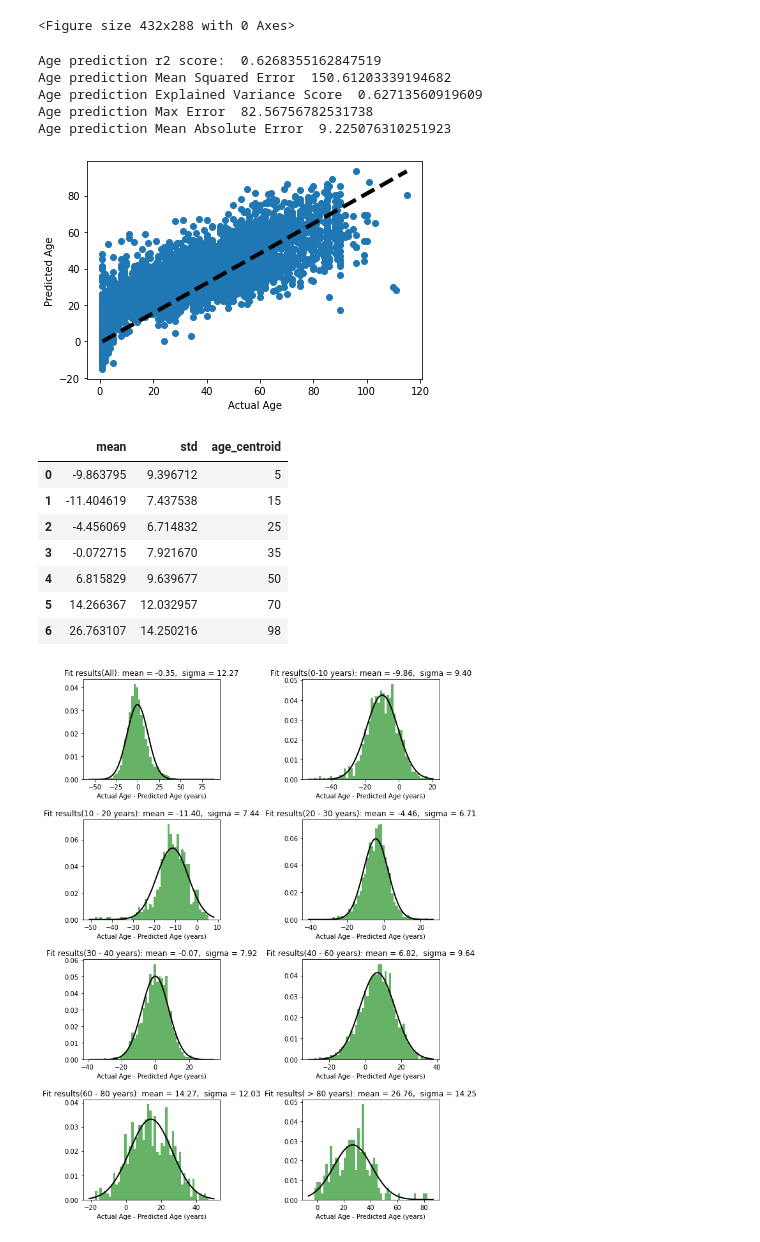
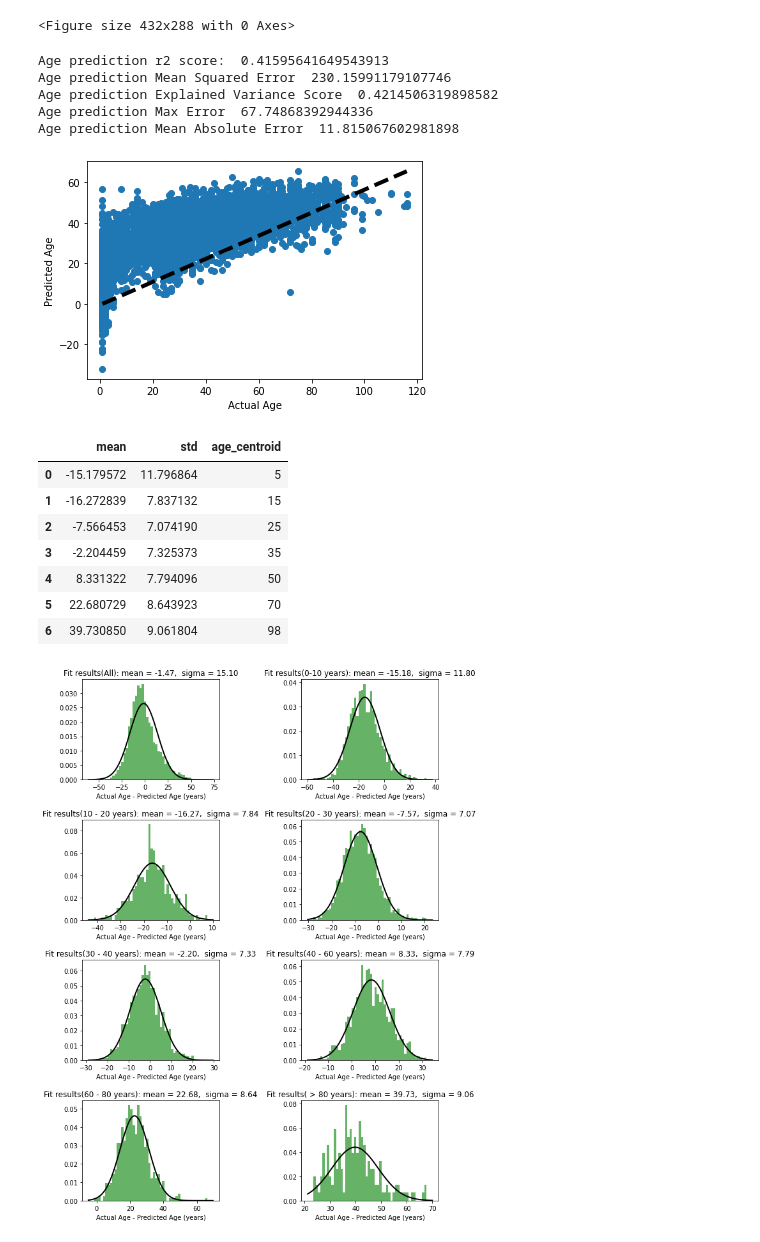
Before and after one commit to dmf49/cs5590FinalProject, a Jupyter notebook: CS_project_dmf49.ipynb, the cells around one changed output. Saved outputs shown, nothing was run; the diff lists cells and outputs as text; code cells hidden in the pictures.

```diff
--- a/CS_project_dmf49.ipynb
+++ b/CS_project_dmf49.ipynb
@@ -402,8 +405,8 @@ init_lr = 0.0001
 epochs = 100
 
 
-#opt = Adam(lr=init_lr, decay=init_lr / epochs)
-opt = tf.keras.optimizers.SGD(learning_rate=0.005)
+opt = Adam(lr=init_lr, decay=init_lr / epochs)
+#opt = tf.keras.optimizers.SGD(learning_rate=0.005)
 #GradientDescentOptimizer = tensorflow.keras.optimizers.
 #opt = GradientDescentOptimizer(learning_rate=0.00005)
 
@@ -1155,22 +1156,22 @@ def compute_epsilon(steps, batch_size, noise_multiplier):
 # %%
 model_35 = MultiOutputModel().assemble_full_model(IM_WIDTH, IM_HEIGHT, num_races=len(dataset_dict['race_alias']))
 
-init_lr = 0.0001
-epochs = 100
 
 
-AdamOpt_35 = tf.compat.v1.train.AdamOptimizer
-DPGradientDescentGaussianOptimizer_NEW = make_gaussian_optimizer_class(AdamOpt_35)
+GD_35 = tf.compat.v1.train.GradientDescentOptimizer
+#GD_35 = tf.keras.optimizers.SGD(learning_rate=0.005)
+
+DPGradientDescentGaussianOptimizer_NEW = make_gaussian_optimizer_class(GD_35)
 
 
 
 
 
 optimizer = DPGradientDescentGaussianOptimizer_NEW(
-        l2_norm_clip=1.0,
-        noise_multiplier=3.5,
+        l2_norm_clip=1.5,
+        noise_multiplier=7,
         num_microbatches=None,
-        learning_rate=0.00005)
+        learning_rate=0.00001)
 
 
 loss_age = tf.keras.losses.MeanSquaredError(reduction=tf.keras.losses.Reduction.NONE)
@@ -1360,12 +1384,12 @@ ax.set_xlabel('Actual Age')
 ax.set_ylabel('Predicted Age')
 plt.show()
 # %% [output]
-Age prediction r2 score:  0.6268355162847519
-Age prediction Mean Squared Error  150.61203339194682
-Age prediction Explained Variance Score  0.62713560919609
-Age prediction Max Error  82.56756782531738
-Age prediction Mean Absolute Error  9.225076310251923
+Age prediction r2 score:  0.41595641649543913
+Age prediction Mean Squared Error  230.15991179107746
+Age prediction Explained Variance Score  0.4214506319898582
+Age prediction Max Error  67.74868392944336
+Age prediction Mean Absolute Error  11.815067602981898
-[figure, old version]
+[figure, new version]
 # %%
 import numpy as np
 from scipy.stats import norm
@@ -1432,39 +1456,40 @@ def fitHist1(data, range, i, j):
   axs[i,j].hist(a, bins=50, density=True, alpha=0.6, color='g')
 
   # Plot the PDF.
   xmin, xmax = axs[i,j].get_xlim()
   x = np.linspace(xmin, xmax, 100)
   p = norm.pdf(x, mu, std)
   axs[i,j].plot(x, p, 'k', linewidth=2)
   title = "Fit results(%s): mean = %.2f,  sigma = %.2f" % (range, mu, std)
   axs[i,j].set_title(title)
   axs[i,j].set(xlabel="Actual Age - Predicted Age (years)")
 
   #axs[i,j].show()
 
 
 
 fitHist1(age_diff,"All", 0, 0)
 fitHist(age_diff_010,"0-10 years", 5, 0, 1)
 
 fitHist(age_diff_1020,"10 - 20 years", 15, 1, 0)
 fitHist(age_diff_2030, "20 - 30 years", 25, 1, 1)
 fitHist(age_diff_3040, "30 - 40 years", 35, 2, 0)
 fitHist(age_diff_4060, "40 - 60 years", 50, 2, 1)
 fitHist(age_diff_6080, "60 - 80 years", 70, 3, 0)
 fitHist(age_diff_80INF, " > 80 years", 98, 3, 1)
 
 fig.savefig('age_ana35.png')
 stat_df_3 = pd.DataFrame(stats)
+stat_df_3.to_pickle(path2)
 stat_df_3
 # %% [output]
 |  | mean | std | age_centroid |
-| 0 | -9.863795 | 9.396712 | 5 |
-| 1 | -11.404619 | 7.437538 | 15 |
-| 2 | -4.456069 | 6.714832 | 25 |
-| 3 | -0.072715 | 7.921670 | 35 |
-| 4 | 6.815829 | 9.639677 | 50 |
-| 5 | 14.266367 | 12.032957 | 70 |
-| 6 | 26.763107 | 14.250216 | 98 |
+| 0 | -15.179572 | 11.796864 | 5 |
+| 1 | -16.272839 | 7.837132 | 15 |
+| 2 | -7.566453 | 7.074190 | 25 |
+| 3 | -2.204459 | 7.325373 | 35 |
+| 4 | 8.331322 | 7.794096 | 50 |
+| 5 | 22.680729 | 8.643923 | 70 |
+| 6 | 39.730850 | 9.061804 | 98 |
-[figure, old version]
+[figure, new version]
 # %%
```
Also changed, not shown: parts of 74 cells of this notebook.
